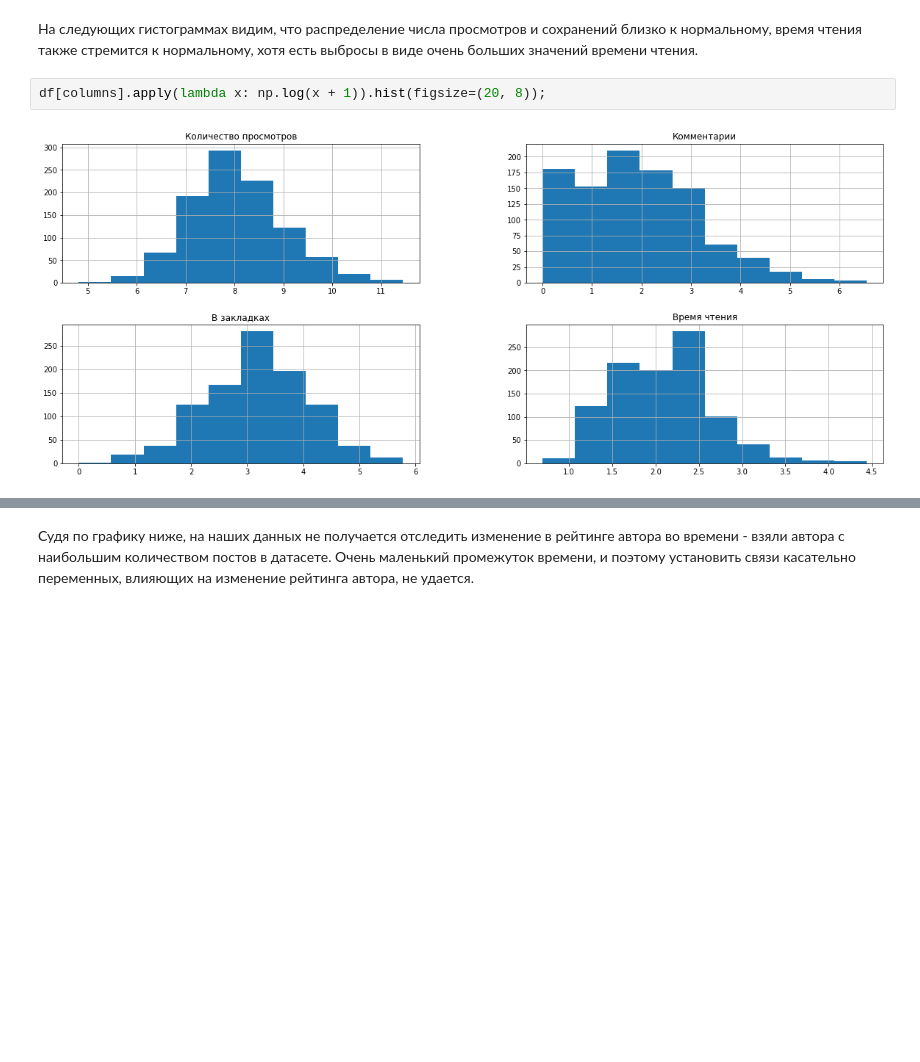
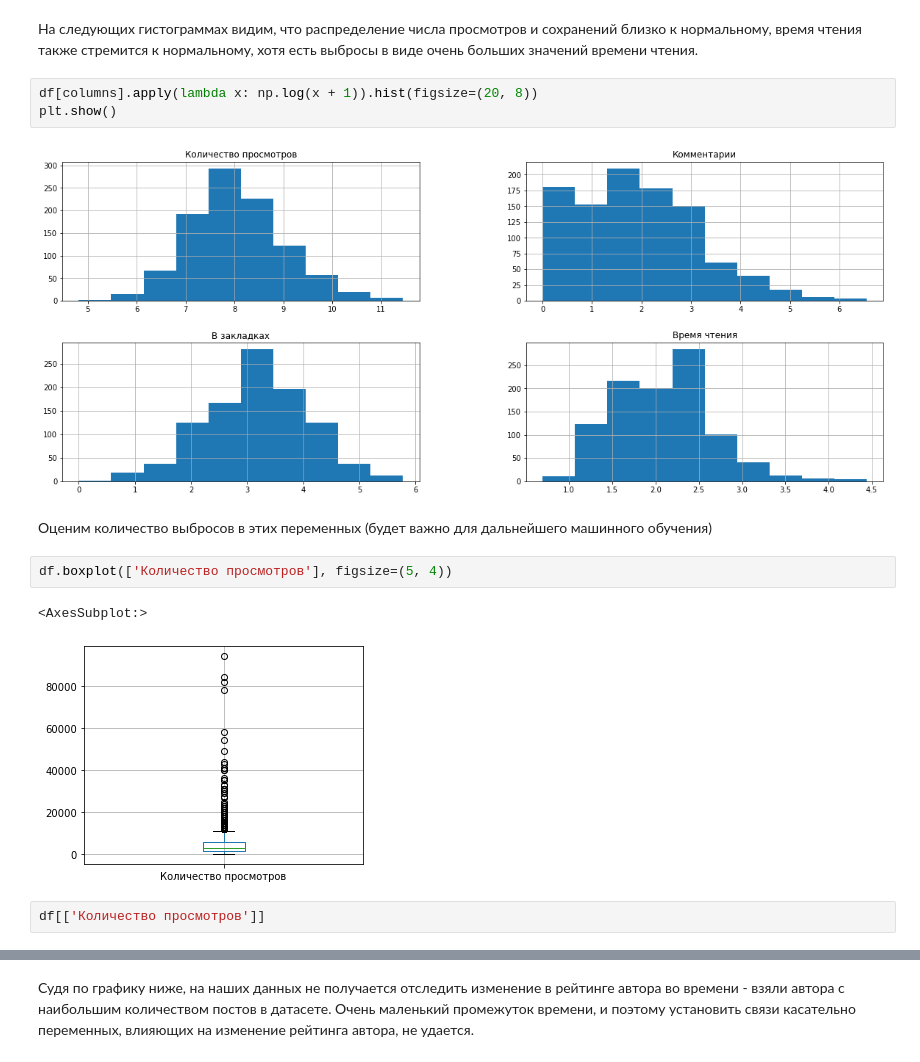
Before and after one commit to IrinaKhrisanfova/genii_pythona, a Jupyter notebook: EDA_vis.ipynb, the cells around one changed output, grey strips where cells are left out. Cells and saved outputs as stored; diff of their text form; blank space fills up the shorter version.

```diff
--- a/EDA_vis.ipynb
+++ b/EDA_vis.ipynb
@@ -78,6 +87,16 @@ df[columns].hist(figsize=(20, 5));
 # %% [markdown]
 На следующих гистограммах видим, что распределение числа просмотров и сохранений близко к нормальному, время чтения также стремится к нормальному, хотя есть выбросы в виде очень больших значений времени чтения.
 # %%
-df[columns].apply(lambda x: np.log(x + 1)).hist(figsize=(20, 8));
+df[columns].apply(lambda x: np.log(x + 1)).hist(figsize=(20, 8))
+plt.show()
 # %% [output]
 [figure]
+# %% [markdown]
+Оценим количество выбросов в этих переменных (будет важно для дальнейшего машинного обучения)
+# %%
+df.boxplot(['Количество просмотров'], figsize=(5, 4))
+# %% [output]
+<AxesSubplot:>
+[figure, added]
+# %%
+df[['Количество просмотров']]
```
Also changed, not shown: parts of 12 cells of this notebook.
